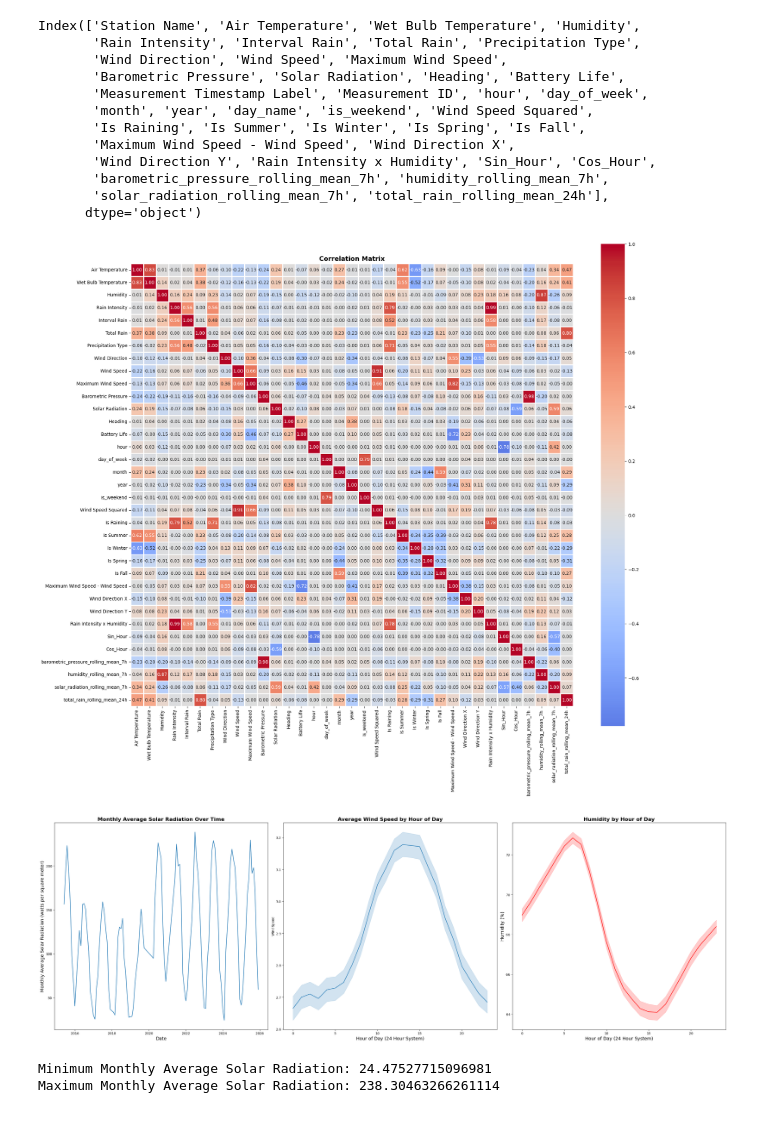
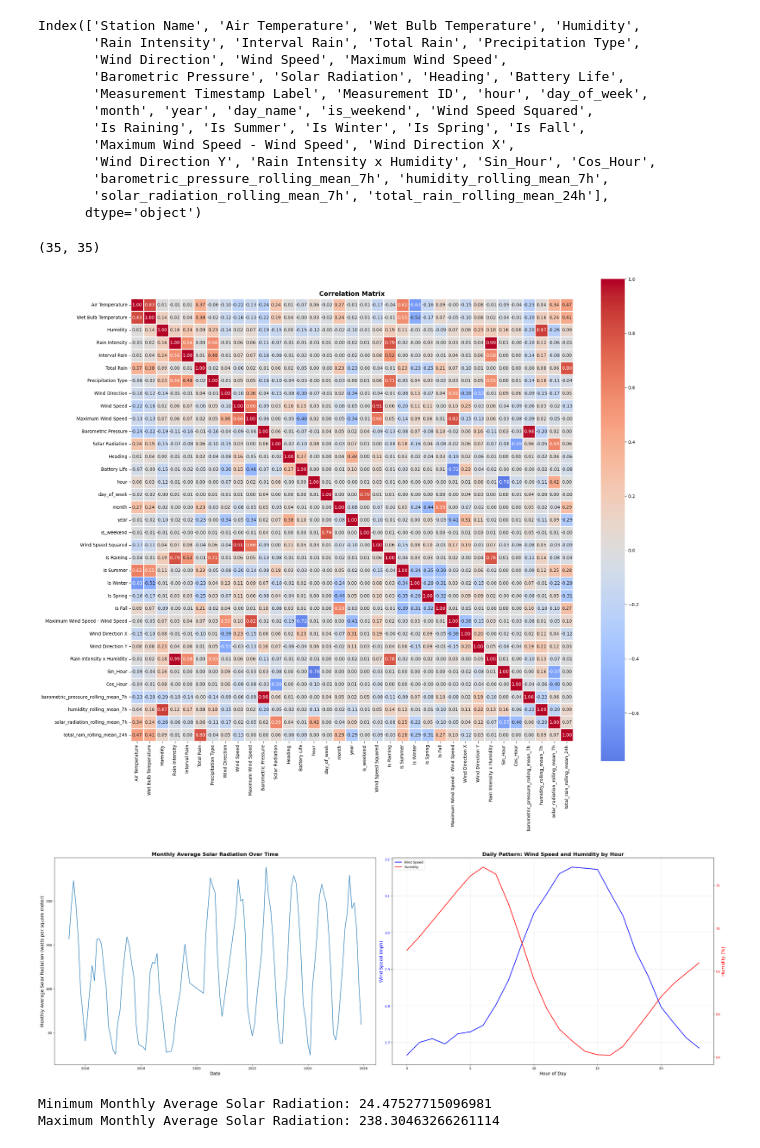
Before and after one commit to UCSF-DataSci/ds217-11-final-audreysu8, a Jupyter notebook: q5_pattern_analysis.ipynb, the cells around one changed output. Drawn from its saved outputs; the diff is of its cells as text; code cells hidden in the pictures.

```diff
--- a/q5_pattern_analysis.ipynb
+++ b/q5_pattern_analysis.ipynb
@@ -168,9 +169,14 @@ Index(['Station Name', 'Air Temperature', 'Wet Bulb Temperature', 'Humidity',
 # %%
 #q5_correlations.csv
 
+# generate correlations
 correlation_matrix_columns = df.select_dtypes(include=[np.number])
 
 correlation_matrix = correlation_matrix_columns.corr()
+print(correlation_matrix.shape)
+
+# take a look at what the correlation matrix looks like
+
 plt.figure(figsize=(20, 20))
 sns.heatmap(correlation_matrix, annot=True, fmt='.2f', cmap='coolwarm', center=0,
             square=True, linewidths=1, cbar_kws={"shrink": 0.8})
@@ -178,41 +184,70 @@ plt.title('Correlation Matrix', fontsize=14, fontweight='bold')
 plt.tight_layout()
 plt.show()
 
-correlation_matrix.to_csv('output/q5_correlations.csv', index = False)
+# save to correlations csv
+correlation_matrix.to_csv('output/q5_correlations.csv')
 # %% [output]
+(35, 35)
 [figure]
 # %%
 #output/q5_patterns
 
 df['Monthly Average Solar Radiation'] = df['Solar Radiation'].resample('ME').mean()
 # df['Monthly Average Wind Speed'] = df['Wind Speed'].resample('ME').mean()
 # df['Monthly Average Total Rain'] = df['Total Rain'].resample('ME').mean()
 
-fig, axs = plt.subplots(1, 3, figsize=(30, 10))
+fig, axs = plt.subplots(1, 2, figsize=(30, 10))
 
 df_new = df.copy().reset_index()
 # df_new['hour'] = df_new['Measurement Timestamp'].dt.hour
 
+# line plot showing monthly average solar radiation over time
 sns.lineplot(data = df_new, x = 'Measurement Timestamp', y='Monthly Average Solar Radiation', ax=axs[0])
 axs[0].set_title('Monthly Average Solar Radiation Over Time', fontsize=16, fontweight='bold')
 axs[0].set_xlabel('Date', fontsize=14)
 axs[0].set_ylabel('Monthly Average Solar Radiation (watts per square meter)', fontsize=14)
 # sns.lineplot(data=df_new, x='Measurement Timestamp', y='Monthly Average Wind Speed', ax=axs[0])
 # sns.lineplot(data=df_new, x= 'Measurement Timestamp', y='Monthly Average Total Rain', ax=axs[0])
 
-line1 = sns.lineplot(data = df_new, x = 'hour', y='Wind Speed', ax=axs[1])
-line2 = sns.lineplot(data = df_new, x = 'hour', y='Humidity', ax=axs[2], color = 'red')
+# line plot showing patterns by hour for Wind Speed
+hourly = df_new.groupby("hour")[["Wind Speed", "Humidity"]].agg("mean")  # replace with your grouped dataframe
 
-# Combine them and create one legend
-axs[1].set_title('Average Wind Speed by Hour of Day', fontsize=16, fontweight='bold')
-axs[2].set_title('Humidity by Hour of Day', fontsize=16, fontweight='bold')
+axs[1].plot(
+    hourly.index,
+    hourly['Wind Speed'],
+    label='Wind Speed',
+    linewidth=2, color = 'blue'
+)
+axs[1].set_xlabel("Hour of Day", fontsize=14)
+axs[1].set_ylabel("Wind Speed (mph)", color='blue', fontsize=14)
+axs[1].tick_params(axis='y', labelcolor='blue')
 
-axs[1].set_xlabel('Hour of Day (24 Hour System)', fontsize=14)
-axs[2].set_ylabel('Average Wind Speed (miles per hour)', fontsize=14)
-axs[2].set_xlabel('Hour of Day (24 Hour System)', fontsize=14)
-axs[2].set_ylabel('Humidity (%)', fontsize=14)
+# ---- Right Axis for Wind Speed ----
+ax2 = axs[1].twinx()
+ax2.plot(
+    hourly.index,
+    hourly['Humidity'],
+    label='Humidity',
+    linewidth=2, color = 'red'
+)
+ax2.set_ylabel("Humidity (%)", color='red', fontsize=14)
+ax2.tick_params(axis='y', labelcolor='red')
+
+# ---- Title ----
+plt.title("Daily Pattern: Wind Speed and Humidity by Hour", fontsize=16, fontweight = 'bold')
+
+# ---- Legend ----
+# Combine legends from both axes
+lines1, labels1 = axs[1].get_legend_handles_labels()
+lines2, labels2 = ax2.get_legend_handles_labels()
+axs[1].legend(lines1 + lines2, labels1 + labels2, loc='upper left')
+
+# ---- Grid ----
+axs[1].grid(True, alpha=0.3)
+
 plt.tight_layout()
 plt.savefig('output/q5_patterns.png', dpi=300)
+plt.show()
 # %% [output]
-[figure, old version]
+[figure, new version]
 # %%
```
Also changed, not shown: parts of 3 cells of this notebook, 17 other files.
